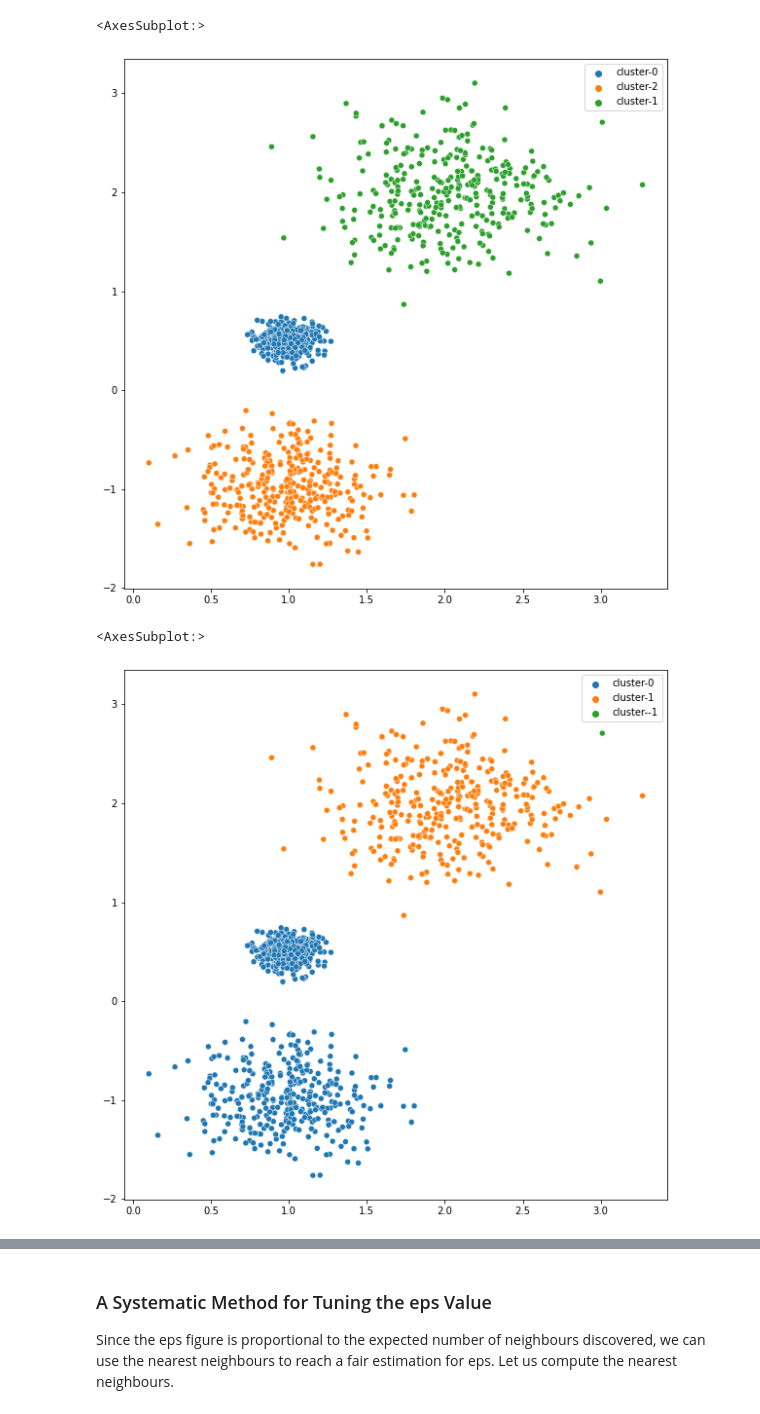
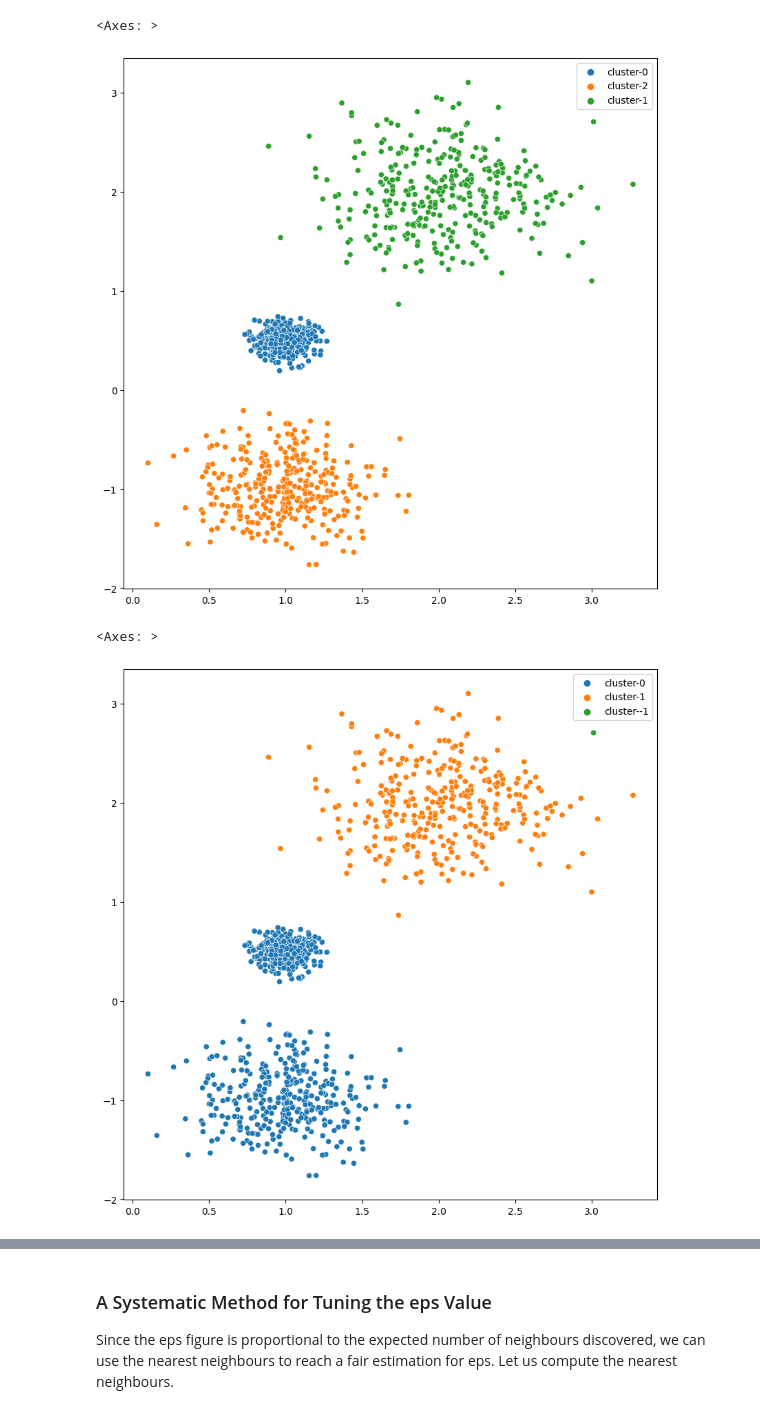
Before and after one commit to LouisMcArdell/IOD-Work, a Jupyter notebook: Exercises/Module 6/4-How to use DBSCAN Effectively.ipynb, the cells around one changed output, grey strips where cells are left out. Cells and saved outputs as stored; diff of their text form; code cells hidden in the pictures.

```diff
--- a/Exercises/Module 6/4-How to use DBSCAN Effectively.ipynb
+++ b/Exercises/Module 6/4-How to use DBSCAN Effectively.ipynb
@@ -7,12 +7,12 @@ from sklearn.cluster import DBSCAN
 # %%
 centers = [[1, 0.5], [2, 2], [1, -1]]
 stds = [0.1, 0.4, 0.3]
 X, labels_true = make_blobs(n_samples=1000, centers=centers, cluster_std=stds, random_state=0)
 fig = plt.figure(figsize=(10, 10))
-sns.scatterplot(X[:,0], X[:,1], hue=["cluster-{}".format(x) for x in labels_true])
+sns.scatterplot(x=X[:,0], y=X[:,1], hue=["cluster-{}".format(x) for x in labels_true])
 # %% [output]
-<AxesSubplot:>
+<Axes: >
-[figure, old version]
+[figure, new version]
 # %%
 # Epsilon parameter of DBSCAN
 
@@ -20,11 +20,11 @@ db = DBSCAN(eps=0.5, min_samples=10).fit(X)
 labels = db.labels_
 
 fig = plt.figure(figsize=(10, 10))
-sns.scatterplot(X[:,0], X[:,1], hue=["cluster-{}".format(x) for x in labels])
+sns.scatterplot(x=X[:,0], y=X[:,1], hue=["cluster-{}".format(x) for x in labels])
 # print(labels)
 # %% [output]
-<AxesSubplot:>
+<Axes: >
-[figure, old version]
+[figure, new version]
 # %%
 # Tuning EPS parameter
 
```
Also changed, not shown: parts of 4 cells of this notebook, 5 other files.
